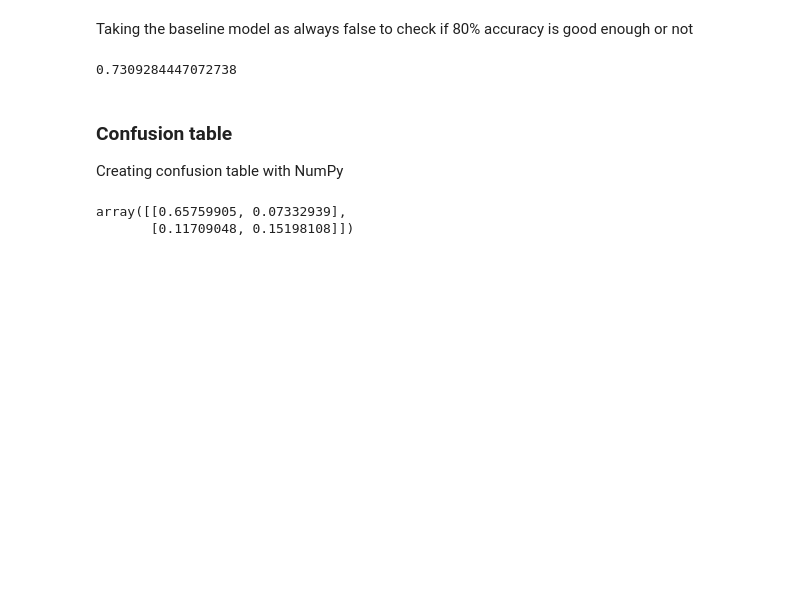
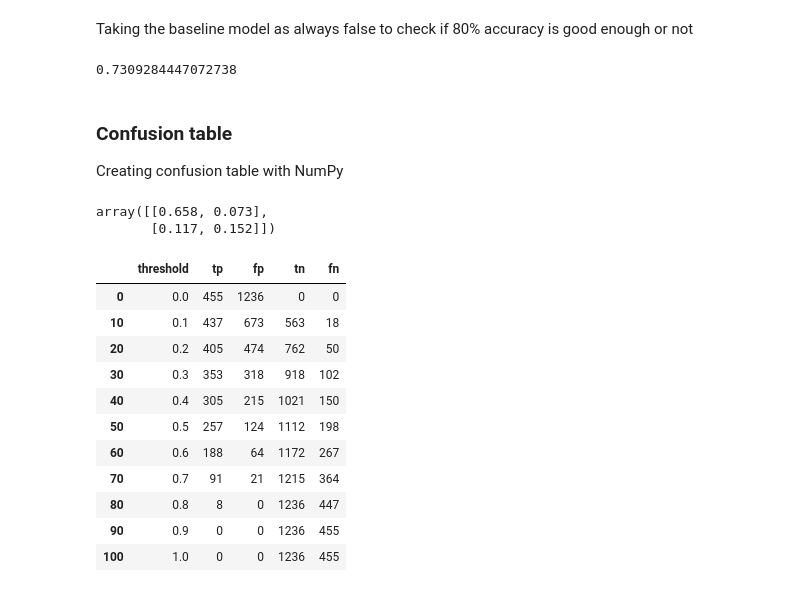
Before and after one commit to nandan-06/Churn-Prediction, a Jupyter notebook: churn_prediction.ipynb, the cells around one changed output. Saved outputs shown, nothing was run; the diff lists cells and outputs as text; code cells hidden in the pictures; blank space fills up the shorter version.

```diff
--- a/churn_prediction.ipynb
+++ b/churn_prediction.ipynb
@@ -647,7 +647,34 @@ confusion_table = np.array(
     [[true_negative, false_positive],
     [false_negative, true_positive]])
 
-confusion_table/ confusion_table.sum()
+(confusion_table/ confusion_table.sum()).round(3)
 # %% [output]
-array([[0.65759905, 0.07332939],
-       [0.11709048, 0.15198108]])
+array([[0.658, 0.073],
+       [0.117, 0.152]])
+# %%
+# Computing confusion table for different thresholds
+scores = []
+thresholds = np.linspace(0,1,101)
+for t in thresholds:
+    tp = ((y_pred >= t) & (y_val == 1)).sum()
+    fp = ((y_pred >= t) & (y_val == 0)).sum()
+    tn = ((y_pred < t) & (y_val == 0)).sum()
+    fn = ((y_pred < t) & (y_val == 1)).sum()
+    scores.append((t, tp, fp, tn, fn))
+
+df_scores = pd.DataFrame(scores)
+df_scores.columns = ['threshold', 'tp', 'fp', 'tn', 'fn']
+df_scores[::10]
+# %% [output]
+|  | threshold | tp | fp | tn | fn |
+| 0 | 0.0 | 455 | 1236 | 0 | 0 |
+| 10 | 0.1 | 437 | 673 | 563 | 18 |
+| 20 | 0.2 | 405 | 474 | 762 | 50 |
+| 30 | 0.3 | 353 | 318 | 918 | 102 |
+| 40 | 0.4 | 305 | 215 | 1021 | 150 |
+| 50 | 0.5 | 257 | 124 | 1112 | 198 |
+| 60 | 0.6 | 188 | 64 | 1172 | 267 |
+| 70 | 0.7 | 91 | 21 | 1215 | 364 |
+| 80 | 0.8 | 8 | 0 | 1236 | 447 |
+| 90 | 0.9 | 0 | 0 | 1236 | 455 |
+| 100 | 1.0 | 0 | 0 | 1236 | 455 |
```
